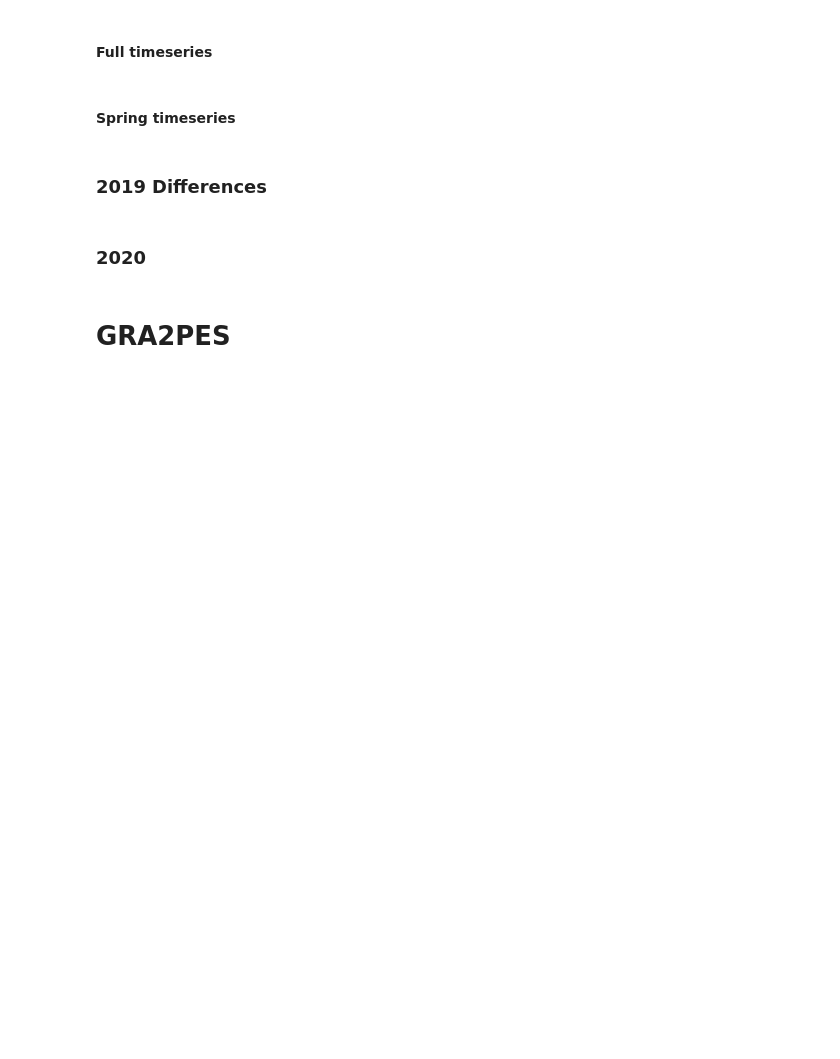
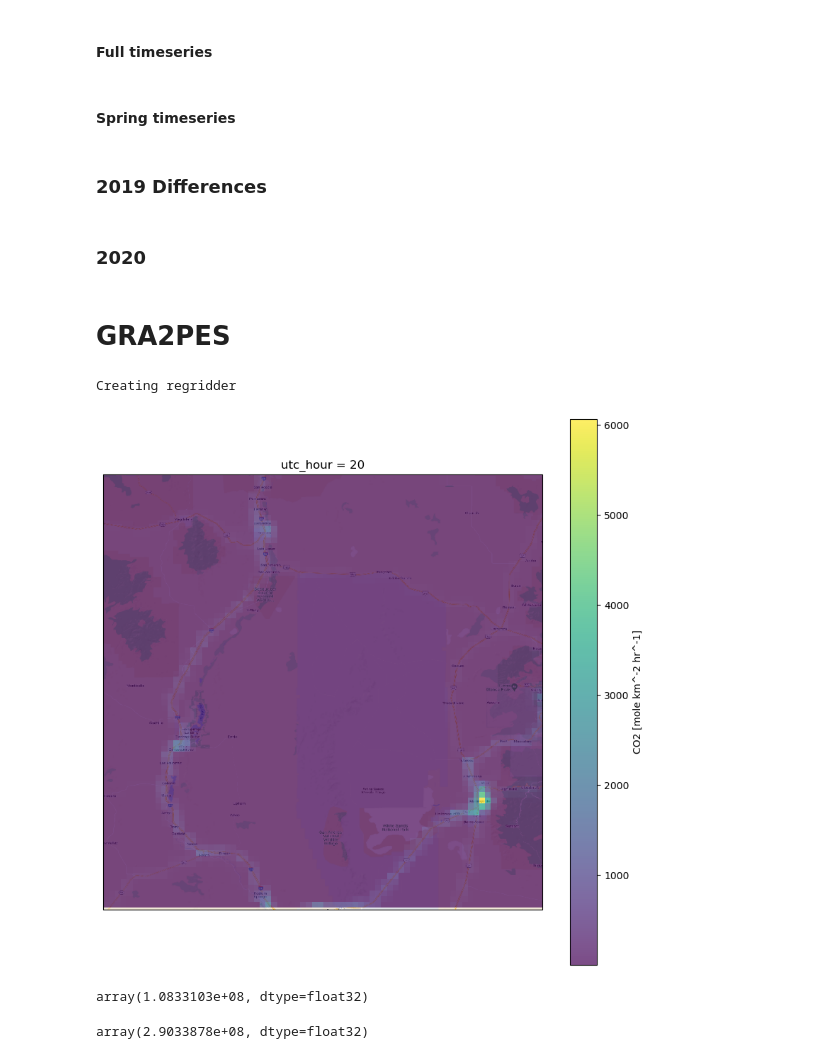
Before and after one commit to agmeyer4/atmos, a Jupyter notebook: ipynbs/inventories.ipynb, the cells around one changed output. Cells and saved outputs as stored; diff of their text form; code cells hidden in the pictures; blank space fills up the shorter version.

Commit message:
regridder starting to work

```diff
--- a/ipynbs/inventories.ipynb
+++ b/ipynbs/inventories.ipynb
@@ -624,0 +620,63 @@ ds_extra
+# %%
+config = gra2pes_config.Gra2pesConfig()
+extra_ids = 'methane'
+specs = ['CO2','HC01']
+
+BGH = gu.BaseGra2pesHandler(config,specs = specs, extra_ids = extra_ids)
+
+sector = 'ONROAD_GAS'
+year = 2021
+month = 6
+day_type = 'weekdy'
+ds = BGH.load_fmt_fullday(sector, year, month, day_type, check_extra=False)
+#ds
+# %%
+regrid_config = gra2pes_config.Gra2pesRegridConfig()
+grapes_regridder = gu.Gra2pesRegridder(regrid_config)
+regridded_ds = grapes_regridder.regrid(ds)
+# %% [output]
+Creating regridder
+# %%
+utc_hour = 20
+bottom_top = 0
+spec = 'CO2'
+
+# map_extent={'lon_min':-112.2,
+#         'lon_max':-111.55,
+#         'lat_min':40.3,
+#         'lat_max':41.1}
+map_extent={'lon_min':-107.59,
+            'lon_max':-105.69,
+            'lat_min':32.430,
+            'lat_max':34.31}
+
+
+cropped_ds = regridded_ds.sel(lat=slice(map_extent['lat_min'],map_extent['lat_max']),
+                              lon=slice(map_extent['lon_min'],map_extent['lon_max']),
+                              bottom_top = bottom_top)
+
+labsize = 12
+proj = ccrs.PlateCarree()
+fig = plt.figure(figsize=(10,10))
+ax = plt.axes(projection = proj)
+ax.set_extent([map_extent['lon_min'],map_extent['lon_max'],map_extent['lat_min'],map_extent['lat_max']],crs=proj)
+
+request = cimgt.GoogleTiles(style='street')
+scale = 10.0 # prob have to adjust this
+ax.add_image(request,int(scale))
+
+cropped_ds.sel({'utc_hour':utc_hour})[spec].plot.pcolormesh('lon','lat',ax = ax,cmap = 'viridis',alpha = 0.7)
+ax.coastlines()
+ax.add_feature(cfeature.BORDERS)
+ax.add_feature(cfeature.STATES)
+plt.show()
+# %% [output]
+[figure, added]
+# %%
+ds['HC01'].sum().values
+# %% [output]
+array(1.0833103e+08, dtype=float32)
+# %%
+regridded_ds['HC01'].sum().values
+# %% [output]
+array(2.9033878e+08, dtype=float32)
```
Also changed, not shown: parts of 6 cells of this notebook, 3 other files.
